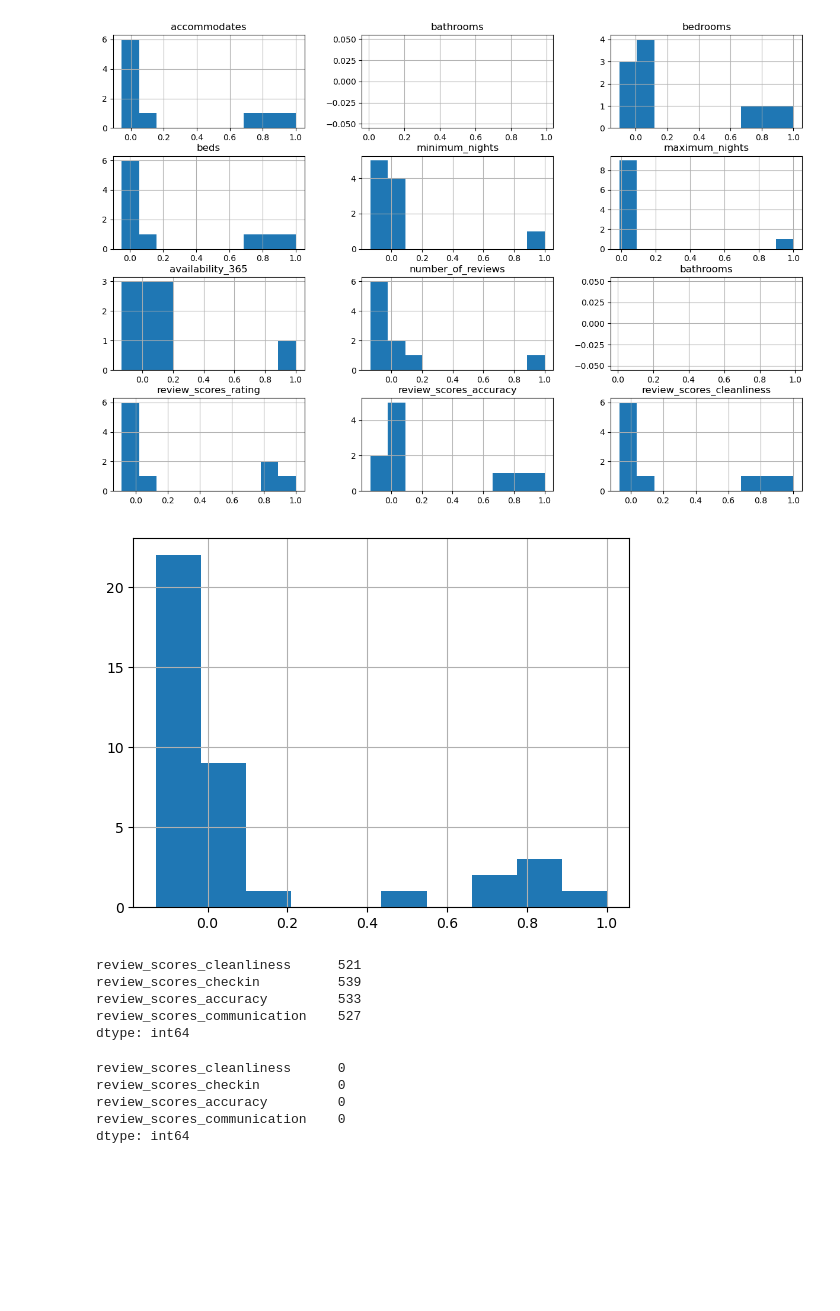
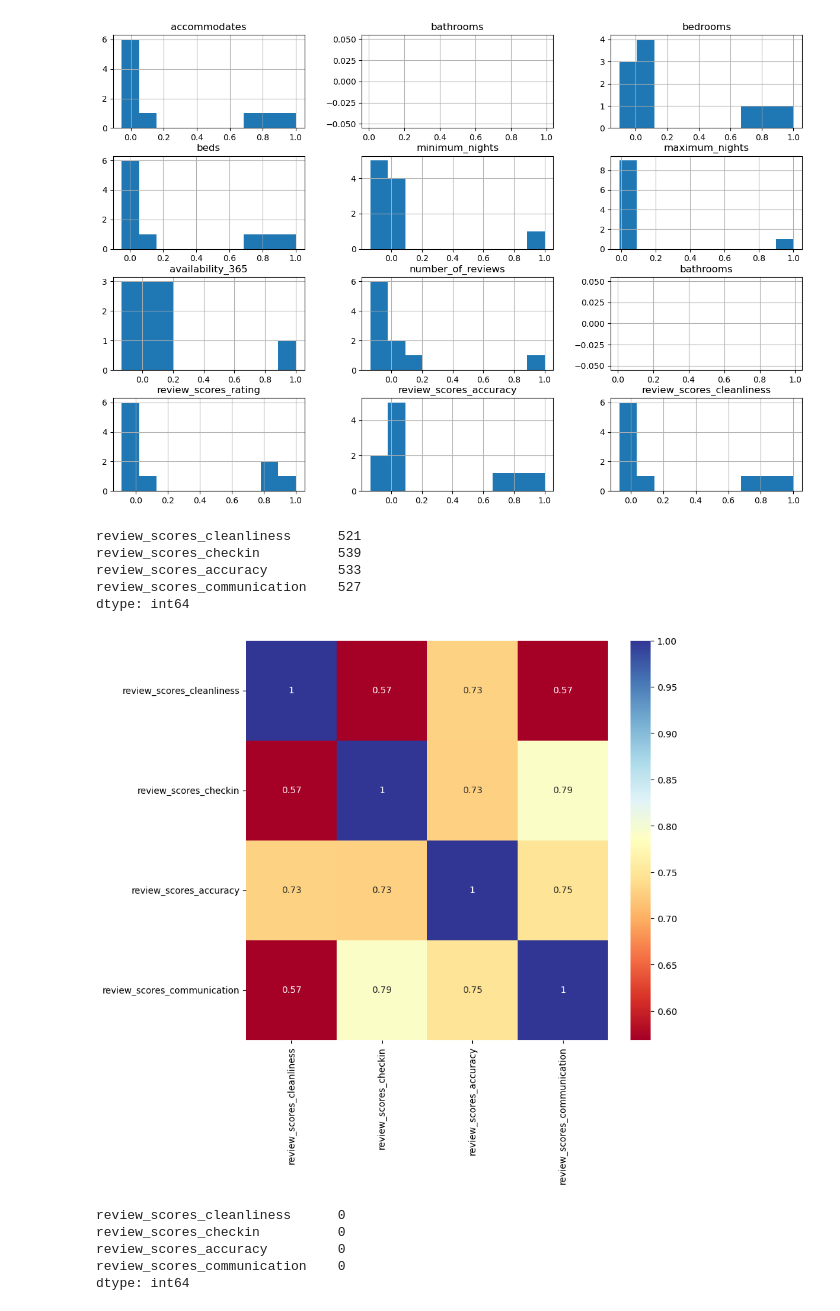
Before and after one commit to snowwly/DataCapstone_Group3, a Jupyter notebook: Machine_Learning/Machine Learning Review Ratings.ipynb, the cells around one changed output. Saved outputs shown, nothing was run; the diff lists cells and outputs as text; code cells hidden in the pictures; blank space fills up the shorter version.

```diff
--- a/Machine_Learning/Machine_Learning_review_scores.ipynb
+++ b/Machine_Learning/Machine Learning Review Ratings.ipynb
@@ -138,11 +133,6 @@ df_corr.corr().hist(ax = ax)
 plt.show()
 # %% [output]
 [figure]
-# %%
-df3.corr()['review_scores_rating'].hist()
-plt.show()
-# %% [output]
-[figure, removed]
 # %%
 df3[['review_scores_cleanliness','review_scores_checkin',
      'review_scores_accuracy','review_scores_communication']].isna().sum()
@@ -155,6 +145,13 @@ dtype: int64
 # %%
 df4 = df3[['review_scores_cleanliness','review_scores_checkin','review_scores_rating',
            'review_scores_accuracy','review_scores_communication']].dropna()
+# %%
+plt.figure(figsize=(9,8))
+cor = df4.corr()
+sns.heatmap(cor, annot=True, cmap=plt.cm.RdYlBu)
+plt.show()
+# %% [output]
+[figure, added]
 # %%
 Y = df4['review_scores_rating']
 # %%
```
Also changed, not shown: parts of 4 cells of this notebook.
